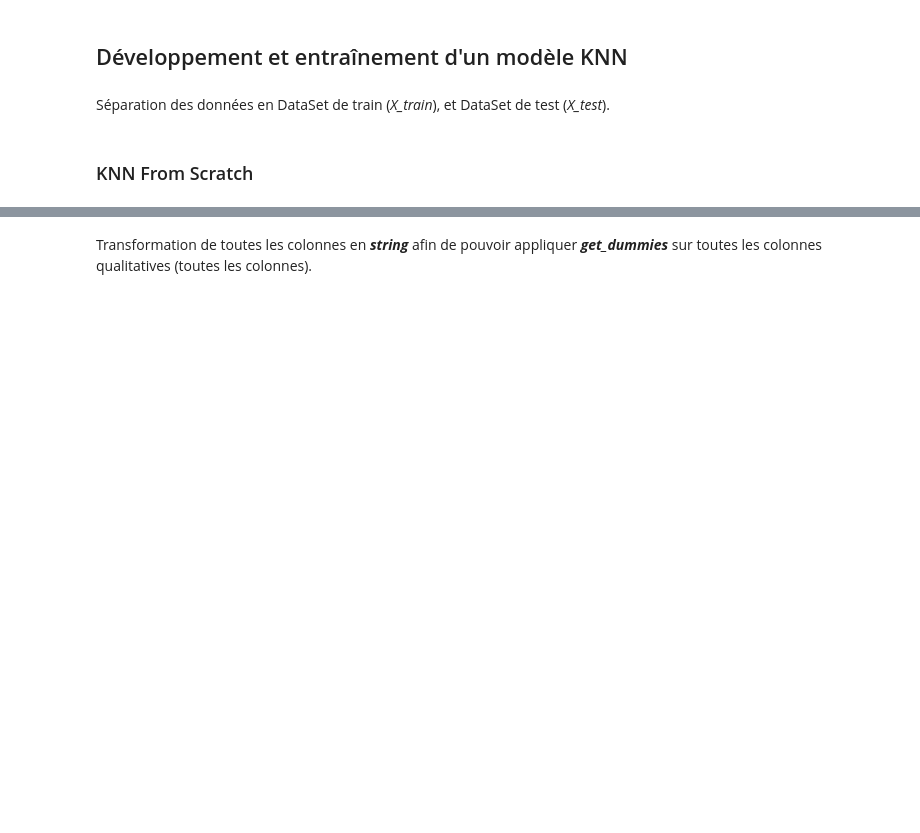
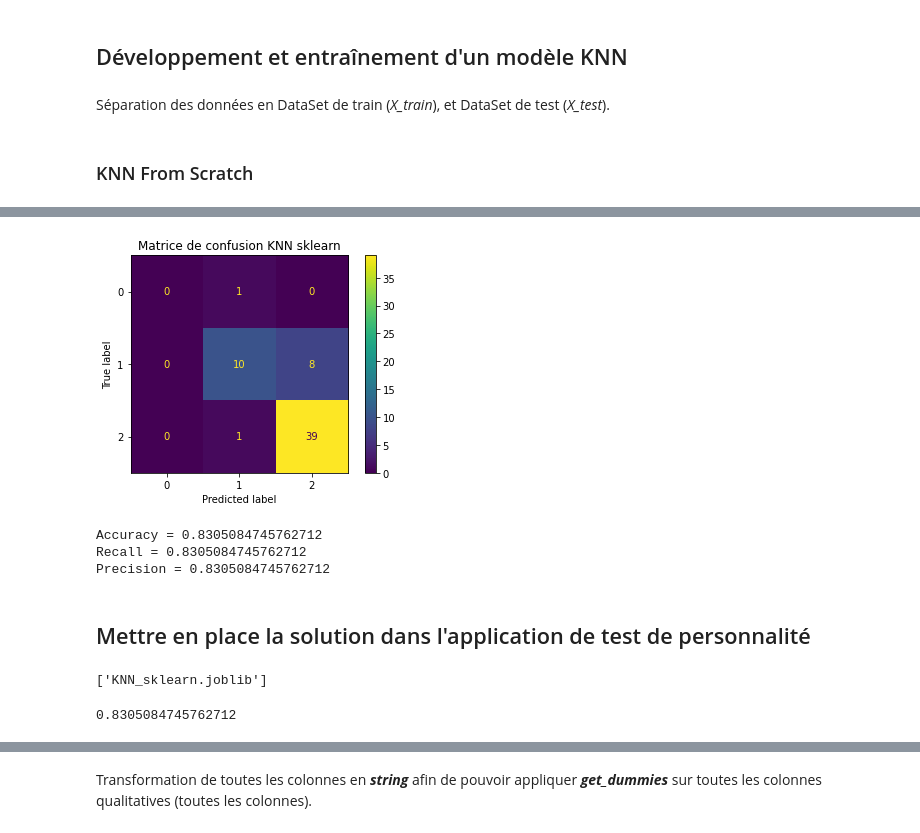
Before and after one commit to CassiaFa/Premier_modele_K-NN, a Jupyter notebook: Premier_K-NN.ipynb, the cells around one changed output, grey strips where cells are left out. Saved outputs shown, nothing was run; the diff lists cells and outputs as text; code cells hidden in the pictures; blank space fills up the shorter version.

```diff
--- a/Premier_K-NN.ipynb
+++ b/Premier_K-NN.ipynb
@@ -189,0 +236,25 @@ print(acc)
+# %%
+CM = confusion_matrix(y_test, y_pred)
+disp = ConfusionMatrixDisplay(CM)
+disp.plot()
+plt.title("Matrice de confusion KNN sklearn")
+plt.savefig("./Rapport/images/CM_sklearn.png", bbox_inches="tight")
+plt.show()
+# %% [output]
+[figure, added]
+# %%
+print(f"Accuracy = {accuracy_score(y_test, y_pred)}")
+print(f"Recall = {recall_score(y_test, y_pred, average='micro')}")
+print(f"Precision = {precision_score(y_test, y_pred, average='micro')}")
+# %% [output]
+Accuracy = 0.8305084745762712
+Recall = 0.8305084745762712
+Precision = 0.8305084745762712
+# %% [markdown]
+## Mettre en place la solution dans l'application de test de personnalité
+# %%
+from joblib import dump, load
+
+dump(classifier, 'KNN_sklearn.joblib')
+# %% [output]
+['KNN_sklearn.joblib']
@@ -189,0 +264,4 @@ print(acc)
+# %%
+accuracy_score(y_test, n_predict)
+# %% [output]
+0.8305084745762712
```
Also changed, not shown: parts of 39 cells of this notebook, 14 other files.
